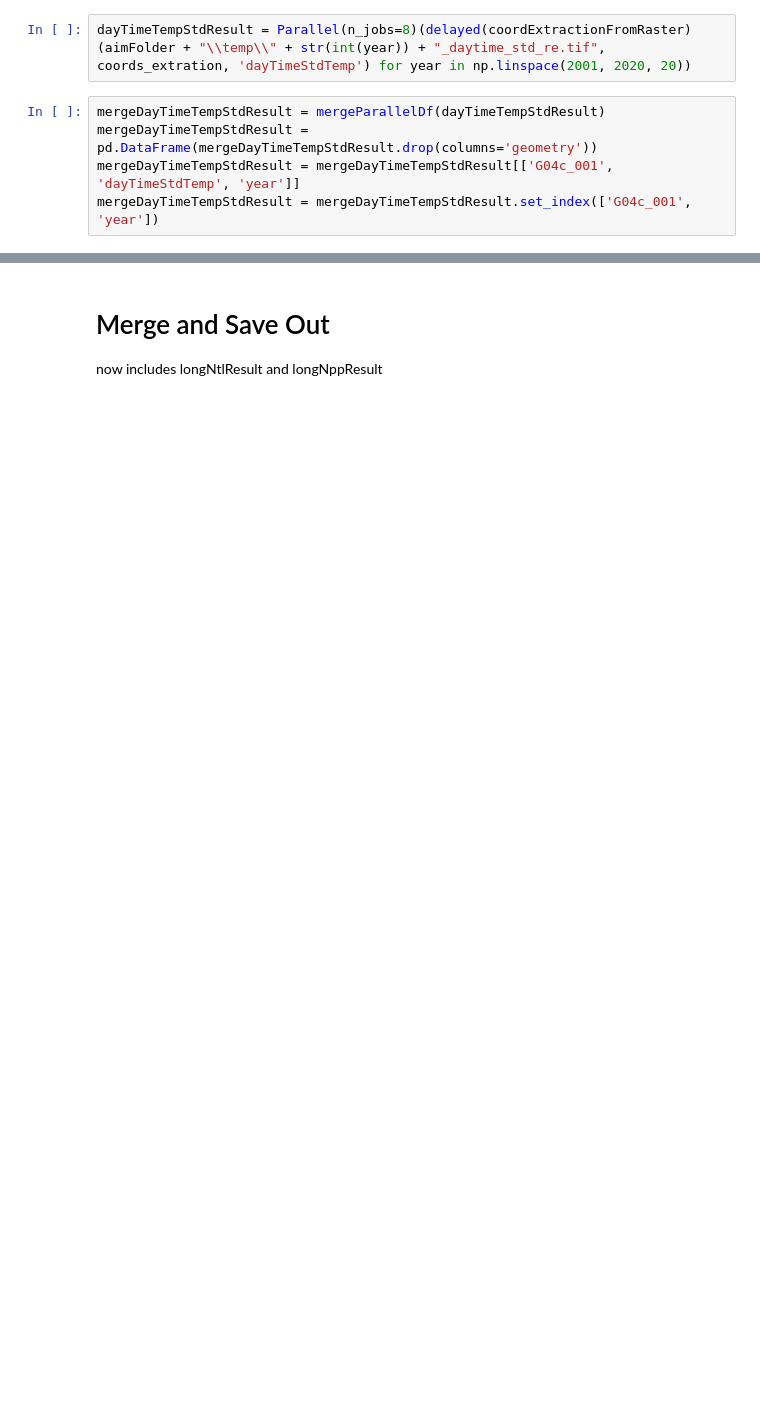
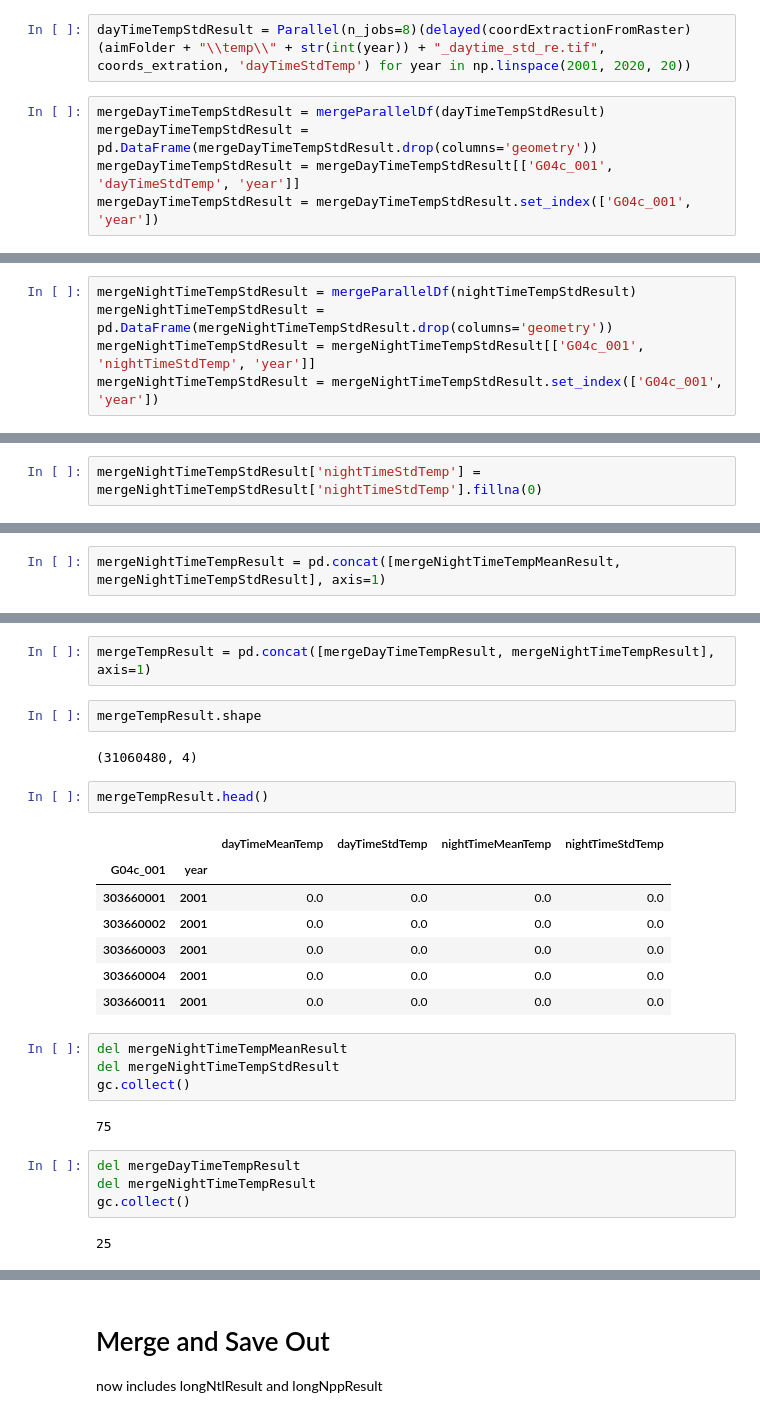
Before and after one commit to MichaelChaoLi-cpu/JapanPop, a Jupyter notebook: 01_PyCode/25_DW_NppNtlPrecipitationTemperature_v1.ipynb, the cells around one changed output, grey strips where cells are left out. Cells and saved outputs as stored; diff of their text form; blank space fills up the shorter version.

```diff
--- a/01_PyCode/25_DW_NppNtlPrecipitationTemperature_v1.ipynb
+++ b/01_PyCode/25_DW_NppNtlPrecipitationTemperature_v1.ipynb
@@ -894,0 +964,5 @@ coords_extration.head()
+# %%
+mergeNightTimeTempStdResult = mergeParallelDf(nightTimeTempStdResult)
+mergeNightTimeTempStdResult = pd.DataFrame(mergeNightTimeTempStdResult.drop(columns='geometry'))
+mergeNightTimeTempStdResult = mergeNightTimeTempStdResult[['G04c_001', 'nightTimeStdTemp', 'year']]
+mergeNightTimeTempStdResult = mergeNightTimeTempStdResult.set_index(['G04c_001', 'year'])
@@ -894,0 +973,2 @@ coords_extration.head()
+# %%
+mergeNightTimeTempStdResult['nightTimeStdTemp'] = mergeNightTimeTempStdResult['nightTimeStdTemp'].fillna(0)
@@ -894,0 +990,2 @@ coords_extration.head()
+# %%
+mergeNightTimeTempResult = pd.concat([mergeNightTimeTempMeanResult, mergeNightTimeTempStdResult], axis=1)
@@ -894,0 +1006,28 @@ coords_extration.head()
+# %%
+mergeTempResult = pd.concat([mergeDayTimeTempResult, mergeNightTimeTempResult], axis=1)
+# %%
+mergeTempResult.shape
+# %% [output]
+(31060480, 4)
+# %%
+mergeTempResult.head()
+# %% [output]
+|  |  | dayTimeMeanTemp | dayTimeStdTemp | nightTimeMeanTemp | nightTimeStdTemp |
+| G04c_001 | year |  |  |  |  |
+| 303660001 | 2001 | 0.0 | 0.0 | 0.0 | 0.0 |
+| 303660002 | 2001 | 0.0 | 0.0 | 0.0 | 0.0 |
+| 303660003 | 2001 | 0.0 | 0.0 | 0.0 | 0.0 |
+| 303660004 | 2001 | 0.0 | 0.0 | 0.0 | 0.0 |
+| 303660011 | 2001 | 0.0 | 0.0 | 0.0 | 0.0 |
+# %%
+del mergeNightTimeTempMeanResult
+del mergeNightTimeTempStdResult
+gc.collect()
+# %% [output]
+75
+# %%
+del mergeDayTimeTempResult
+del mergeNightTimeTempResult
+gc.collect()
+# %% [output]
+25
```
Also changed, not shown: parts of 32 cells of this notebook, 1 other file.
